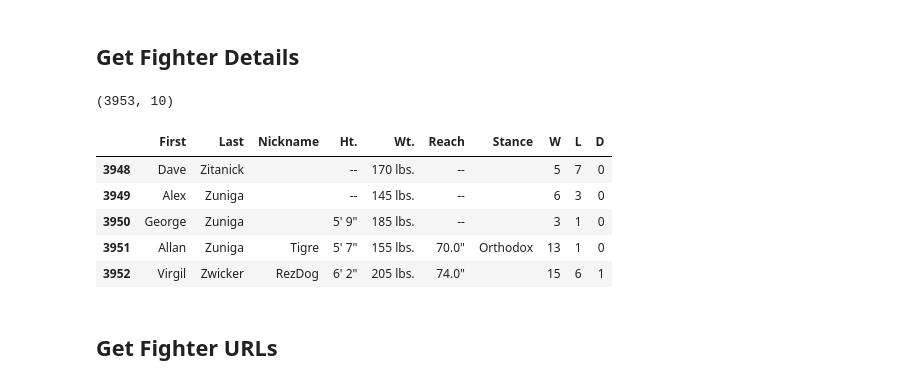
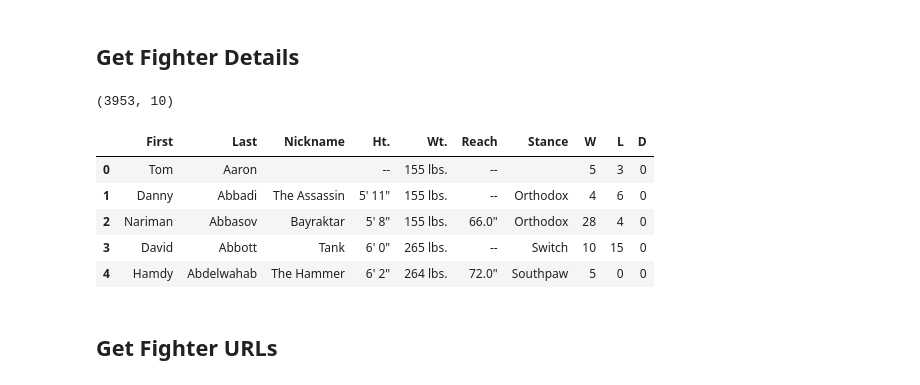
Before and after one commit to nanderson1982/Web_Scraping, a Jupyter notebook: WebScraping_UFC_FighterDetails.ipynb, the cells around one changed output. Cells and saved outputs as stored; diff of their text form; code cells hidden in the pictures.

```diff
--- a/WebScraping_UFC_FighterDetails.ipynb
+++ b/WebScraping_UFC_FighterDetails.ipynb
@@ -100,15 +100,15 @@ fighter_details.columns = cols
 # %%
 # Display the shape and first 5 rows of compiled fighter dataframe
 print(fighter_details.shape)
-fighter_details.tail()
+fighter_details.head()
 # %% [output]
 (3953, 10)
 |  | First | Last | Nickname | Ht. | Wt. | Reach | Stance | W | L | D |
-| 3948 | Dave | Zitanick |  | -- | 170 lbs. | -- |  | 5 | 7 | 0 |
-| 3949 | Alex | Zuniga |  | -- | 145 lbs. | -- |  | 6 | 3 | 0 |
-| 3950 | George | Zuniga |  | 5' 9" | 185 lbs. | -- |  | 3 | 1 | 0 |
-| 3951 | Allan | Zuniga | Tigre | 5' 7" | 155 lbs. | 70.0" | Orthodox | 13 | 1 | 0 |
-| 3952 | Virgil | Zwicker | RezDog | 6' 2" | 205 lbs. | 74.0" |  | 15 | 6 | 1 |
+| 0 | Tom | Aaron |  | -- | 155 lbs. | -- |  | 5 | 3 | 0 |
+| 1 | Danny | Abbadi | The Assassin | 5' 11" | 155 lbs. | -- | Orthodox | 4 | 6 | 0 |
+| 2 | Nariman | Abbasov | Bayraktar | 5' 8" | 155 lbs. | 66.0" | Orthodox | 28 | 4 | 0 |
+| 3 | David | Abbott | Tank | 6' 0" | 265 lbs. | -- | Switch | 10 | 15 | 0 |
+| 4 | Hamdy | Abdelwahab | The Hammer | 6' 2" | 264 lbs. | 72.0" | Southpaw | 5 | 0 | 0 |
 # %%
 # Save fighter details dataframe to a pickle file
 fighter_details.to_pickle('/Users/nathananderson/Documents/Data_Science/WebScraping/git/Web_Scraping/Pickle Files/fighter_details.pkl')
```
Also changed, not shown: parts of 10 cells of this notebook, 1 other file.
